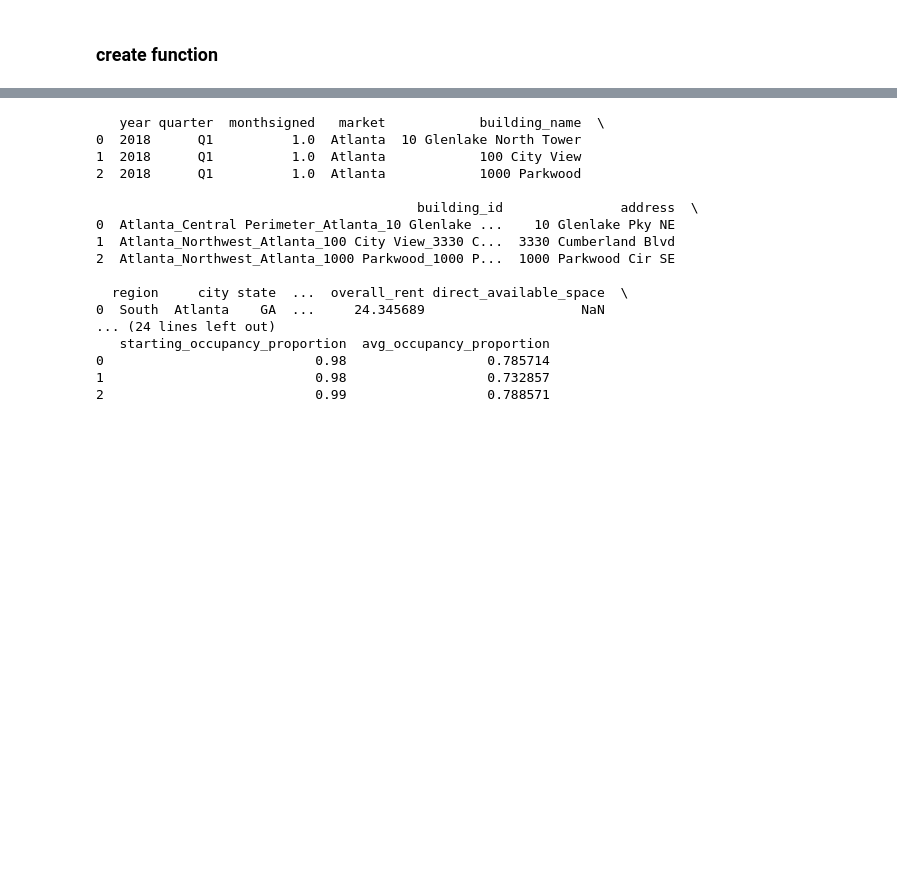
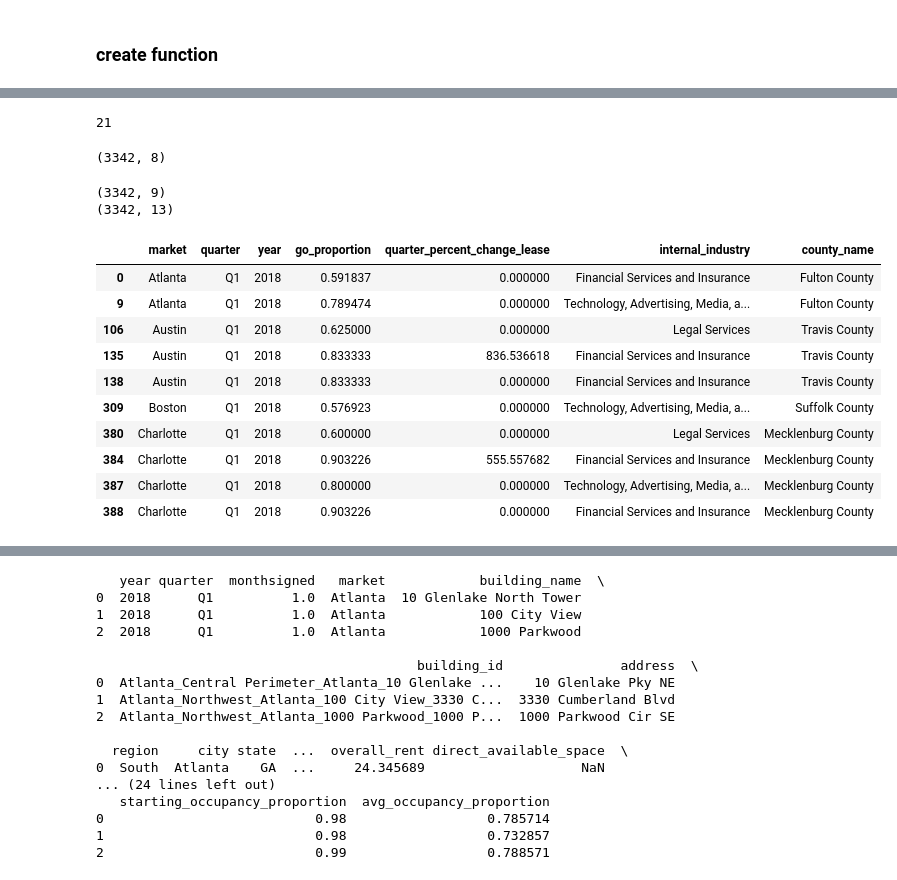
Before and after one commit to nks8566/DataFest-2025, a Jupyter notebook: secondary.ipynb, the cells around one changed output, grey strips where cells are left out. Saved outputs shown, nothing was run; the diff lists cells and outputs as text; code cells hidden in the pictures; blank space fills up the shorter version.

```diff
--- a/secondary.ipynb
+++ b/secondary.ipynb
@@ -79,0 +110,63 @@ df.tail(3)
+# %%
+county_dict = {
+    'Atlanta': 'Fulton County',
+    'Austin': 'Travis County',
+    'Baltimore': 'Baltimore City',
+    'Boston': 'Suffolk County',
+    'Charlotte': 'Mecklenburg County',
+    'Chicago Suburbs': 'Cook County',
+    'Detroit': 'Wayne County',
+    'Houston': 'Harris County',
+    'Los Angeles': 'Los Angeles County',
+    'Manhattan': 'New York County',
+    'Nashville': 'Davidson County',
+    'Northern New Jersey': 'Essex County',
+    'Northern Virginia': 'Fairfax city',
+    'Philadelphia': 'Philadelphia County',
+    'Phoenix': 'Maricopa County',
+    'Salt Lake City': 'Salt Lake County',
+    'San Diego': 'San Diego County',
+    'San Francisco': 'San Francisco County',
+    'Seattle': 'King County',
+    'South Florida': 'Miami-Dade County',
+    'Tampa': 'Hillsborough County'
+}
+# %%
+len(df_focused['market'].unique())
+# %% [output]
+21
+# %%
+df_very_focused = df_focused[['market', 'quarter', 'year', 'go_proportion', 'quarter_percent_change_lease', 'internal_industry', 'internal_class','internal_class_rent']]
+df_very_focused = df_very_focused.drop_duplicates()
+df_very_focused.head(10)
+print(df_very_focused.shape)
+# %% [output]
+(3342, 8)
+# %%
+df_very_focused['county_name'] = df_very_focused['market'].map(county_dict)
+print(df_very_focused.shape)
+# Merge remote_work and df_very_focused on 'county_name'
+df_final = pd.merge(df_very_focused, remote_work, on='county_name', how='left')
+
+# Save the final dataframe to a CSV file
+df_final.to_csv('df_final.csv', index=False)
+
+df_final.tail(5)
+print(df_final.shape)
+# %% [output]
+(3342, 9)
+(3342, 13)
+# %%
+df_very_focused.head(10)
+# %% [output]
+|  | market | quarter | year | go_proportion | quarter_percent_change_lease | internal_industry | county_name |
+| 0 | Atlanta | Q1 | 2018 | 0.591837 | 0.000000 | Financial Services and Insurance | Fulton County |
+| 9 | Atlanta | Q1 | 2018 | 0.789474 | 0.000000 | Technology, Advertising, Media, a... | Fulton County |
+| 106 | Austin | Q1 | 2018 | 0.625000 | 0.000000 | Legal Services | Travis County |
+| 135 | Austin | Q1 | 2018 | 0.833333 | 836.536618 | Financial Services and Insurance | Travis County |
+| 138 | Austin | Q1 | 2018 | 0.833333 | 0.000000 | Financial Services and Insurance | Travis County |
+| 309 | Boston | Q1 | 2018 | 0.576923 | 0.000000 | Technology, Advertising, Media, a... | Suffolk County |
+| 380 | Charlotte | Q1 | 2018 | 0.600000 | 0.000000 | Legal Services | Mecklenburg County |
+| 384 | Charlotte | Q1 | 2018 | 0.903226 | 555.557682 | Financial Services and Insurance | Mecklenburg County |
+| 387 | Charlotte | Q1 | 2018 | 0.800000 | 0.000000 | Technology, Advertising, Media, a... | Mecklenburg County |
+| 388 | Charlotte | Q1 | 2018 | 0.903226 | 0.000000 | Financial Services and Insurance | Mecklenburg County |
```
Also changed, not shown: parts of 29 cells of this notebook, 2 other files.
